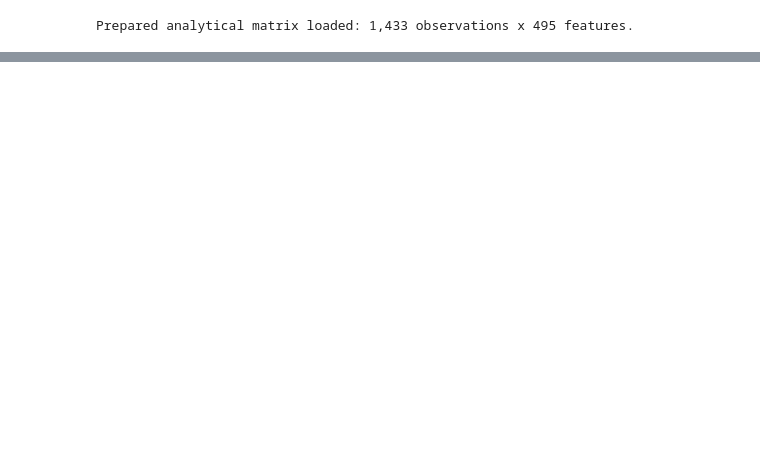
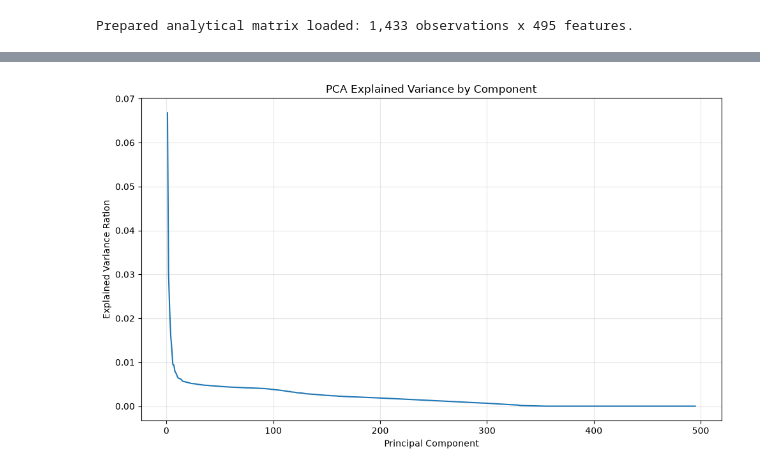
Before and after one commit to CyrilCele/mental-health-in-tech-ml, a Jupyter notebook: notebooks/03_dimensionality_reduction.ipynb, the cells around one changed output, grey strips where cells are left out. Drawn from its saved outputs; the diff is of its cells as text; code cells hidden in the pictures; blank space fills up the shorter version.

```diff
--- a/notebooks/03_dimensionality_reduction.ipynb
+++ b/notebooks/03_dimensionality_reduction.ipynb
@@ -210 +267,24 @@ survey representation.
+# %%
+# Visualize the contribution of individual principal components.
+fig, ax = plt.subplots(figsize=(10, 6))
+
+sns.lineplot(
+    data=pca_variance,
+    x="component",
+    y="explained_variance_ratio",
+    ax=ax,
+)
+
+ax.set(
+    title="PCA Explained Variance by Component",
+    xlabel="Principal Component",
+    ylabel="Explained Variance Ration",
+)
+
+ax.grid(alpha=0.3)
+
+plt.tight_layout()
+plt.show()
+# %% [output]
+[figure, added]
 # %%
```
Also changed, not shown: parts of 28 cells of this notebook.
